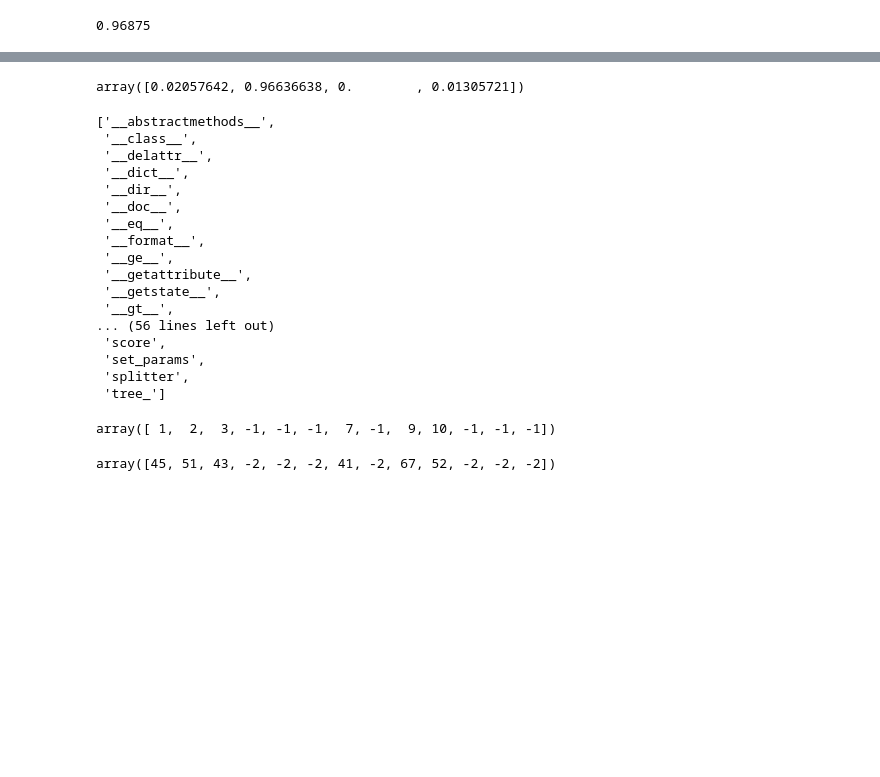
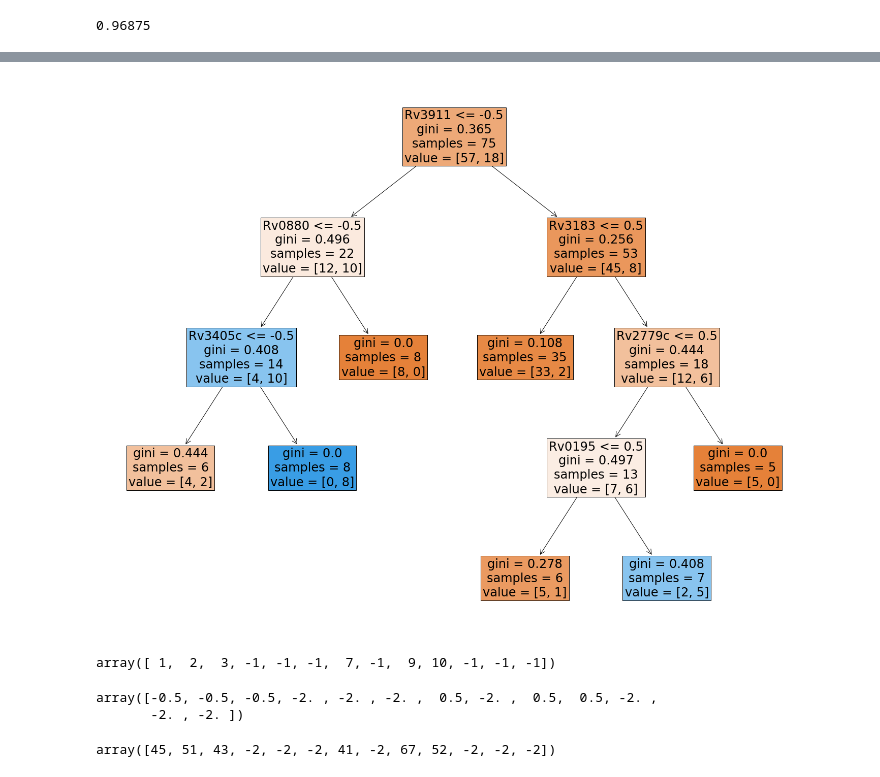
Before and after one commit to uwescience/xstate, a Jupyter notebook: notebooks/Using Random Forests.ipynb, the cells around one changed output, grey strips where cells are left out. Drawn from its saved outputs; the diff is of its cells as text; code cells hidden in the pictures; blank space fills up the shorter version.

Commit message:
Refactor profile for use in tree analysis

```diff
--- a/notebooks/Using Random Forests.ipynb
+++ b/notebooks/Using Random Forests.ipynb
@@ -49,6 +56,3 @@ _ = clf.fit(DF_X, SER_Y1)
 binom.cdf(4, 5, 0.5)
 # %% [output]
 0.96875
-# %%
-myTree = clf.estimators_[3]
-display(graphviz.Source(export_graphviz(myTree, feature_names=DF_X.columns)))
@@ -70,31 +59,20 @@ if True:
-# %%
-tree.feature_importances_
-# %% [output]
-array([0.02057642, 0.96636638, 0.        , 0.01305721])
-# %%
-dir(tree)
-# %% [output]
-['__abstractmethods__',
- '__class__',
- '__delattr__',
- '__dict__',
- '__dir__',
- '__doc__',
- '__eq__',
- '__format__',
- '__ge__',
- '__getattribute__',
- '__getstate__',
- '__gt__',
-... (56 lines left out)
- 'score',
- 'set_params',
- 'splitter',
- 'tree_']
+# %%
+# Creates plots in matplotlib
+fig = plt.figure(figsize=(25,20))
+# the clf is Decision Tree object
+_ = tree.plot_tree(myTree,feature_names=DF_X.columns, fontsize=24,
+                   filled=True)
+# %% [output]
+[figure, added]
 # %%
 myTree.tree_.children_left
 # %% [output]
 array([ 1,  2,  3, -1, -1, -1,  7, -1,  9, 10, -1, -1, -1])
+# %%
+myTree.tree_.threshold
+# %% [output]
+array([-0.5, -0.5, -0.5, -2. , -2. , -2. ,  0.5, -2. ,  0.5,  0.5, -2. ,
+       -2. , -2. ])
 # %%
 # The feature property provides maps from the node index in the tree (position in the array)
 # to the node index in the original set of features
```
Also changed, not shown: parts of 15 cells of this notebook.
